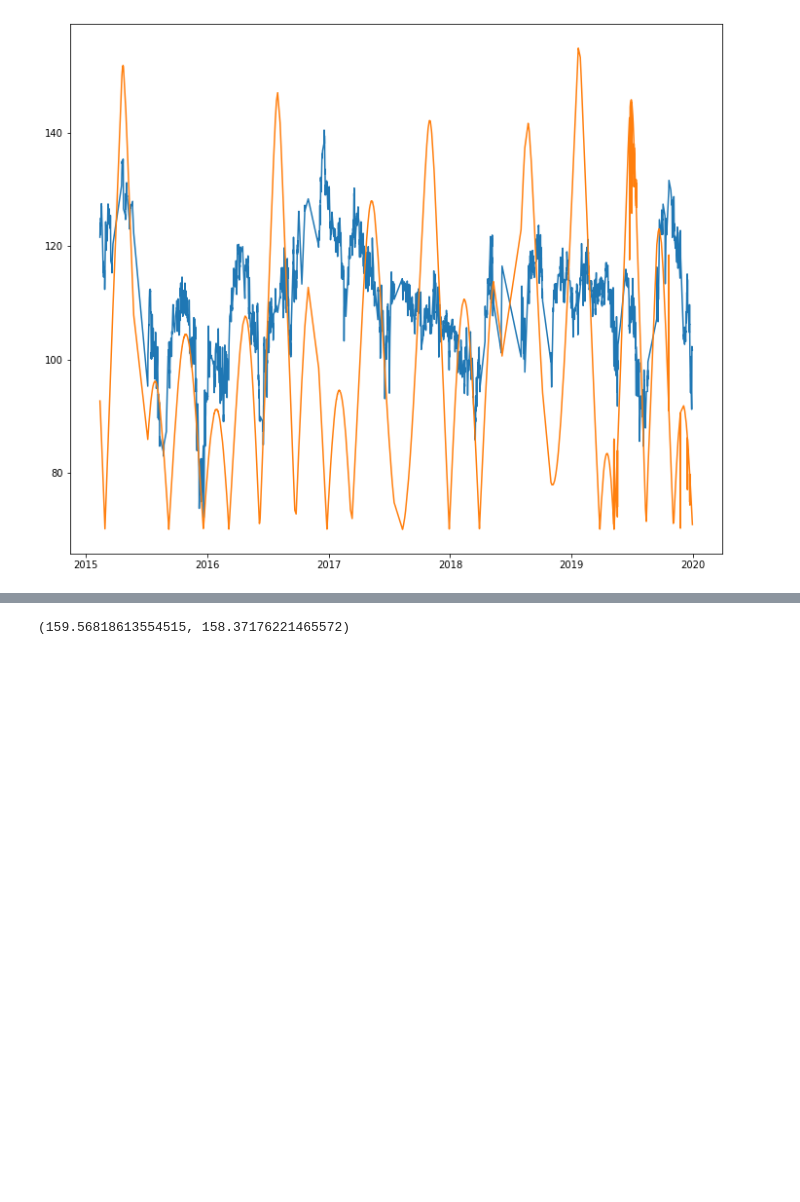
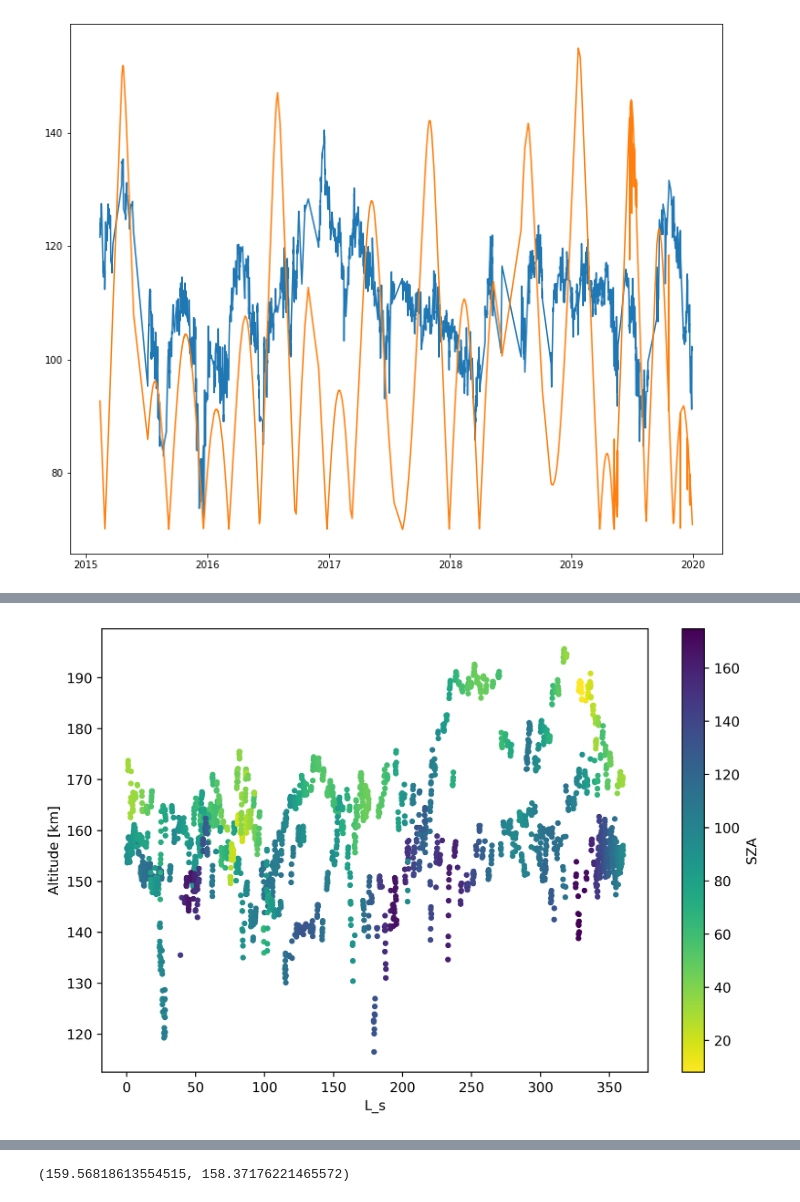
Before and after one commit to marek-slipski/NGIMS-hp, a Jupyter notebook: notebooks/dev_hp_solarmin_analysis.ipynb, the cells around one changed output, grey strips where cells are left out. Cells and saved outputs as stored; diff of their text form; code cells hidden in the pictures; blank space fills up the shorter version.

```diff
--- a/notebooks/dev_hp_solarmin_analysis.ipynb
+++ b/notebooks/dev_hp_solarmin_analysis.ipynb
@@ -47,3 +58,13 @@ plt.show()
+# %%
+plt.figure(figsize=(9, 6), dpi=500)
+plt.scatter(exo_peri["Ls"], exo_peri["exo_alt"], c=exo_peri["sza"], s=10, cmap="viridis_r")
+#plt.plot(hp_peri["dt"], hp_peri["hp_alt"])
+plt.xlabel("L_s")
+plt.ylabel("Altitude [km]")
+plt.colorbar(label="SZA")
+plt.show()
+# %% [output]
+[figure, added]
 # %%
 exo_peri.head()
 # %% [output]
```
Also changed, not shown: parts of 2 cells of this notebook.
